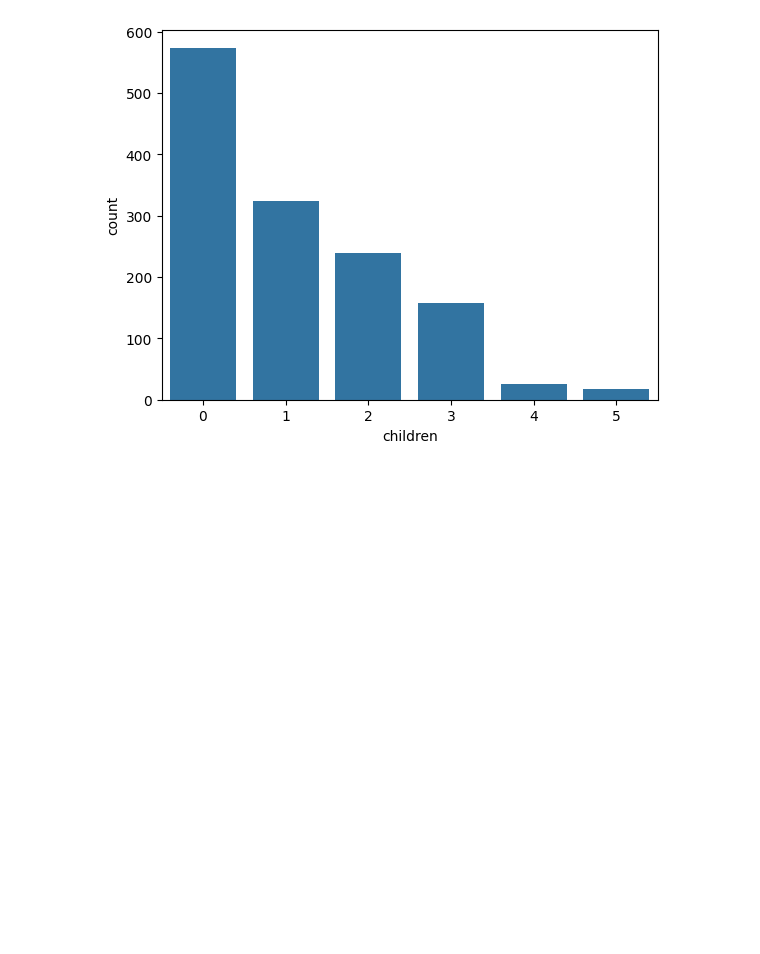
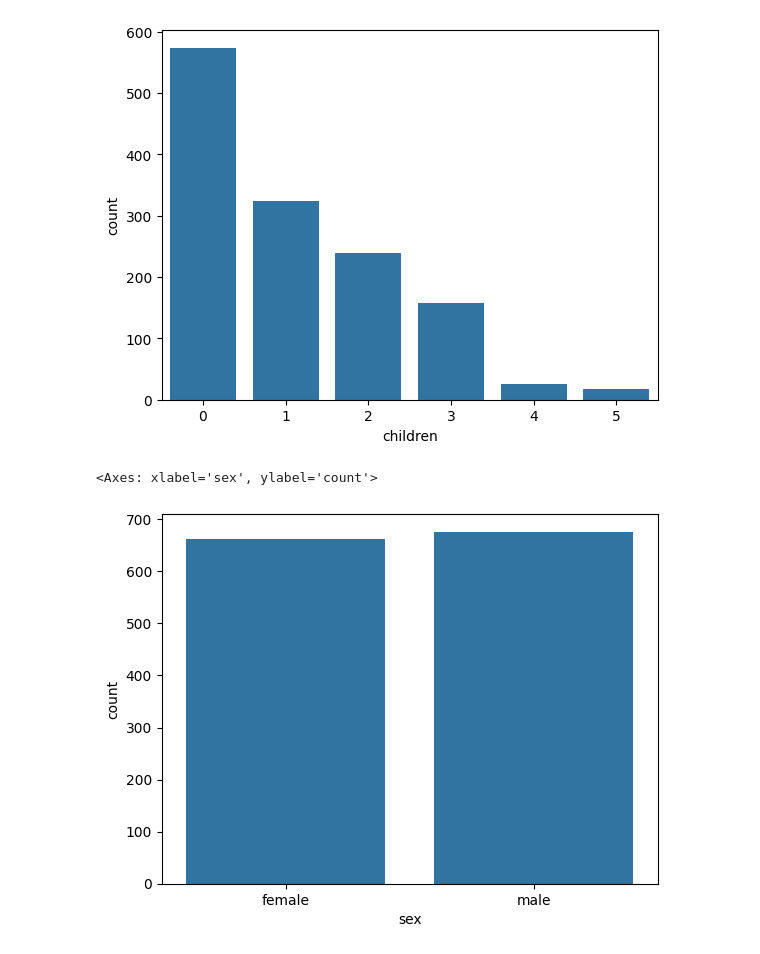
Before and after one commit to tanirsahoo/machine_learning_works, a Jupyter notebook: firstwork.ipynb, the cells around one changed output. Drawn from its saved outputs; the diff is of its cells as text; code cells hidden in the pictures; blank space fills up the shorter version.

```diff
--- a/firstwork.ipynb
+++ b/firstwork.ipynb
@@ -104,3 +104,8 @@ sns.countplot(x = df['children'])
 # %% [output]
 <Axes: xlabel='children', ylabel='count'>
 [figure]
+# %%
+sns.countplot(x = df['sex'])
+# %% [output]
+<Axes: xlabel='sex', ylabel='count'>
+[figure, added]
```
Also changed, not shown: parts of 23 cells of this notebook.
